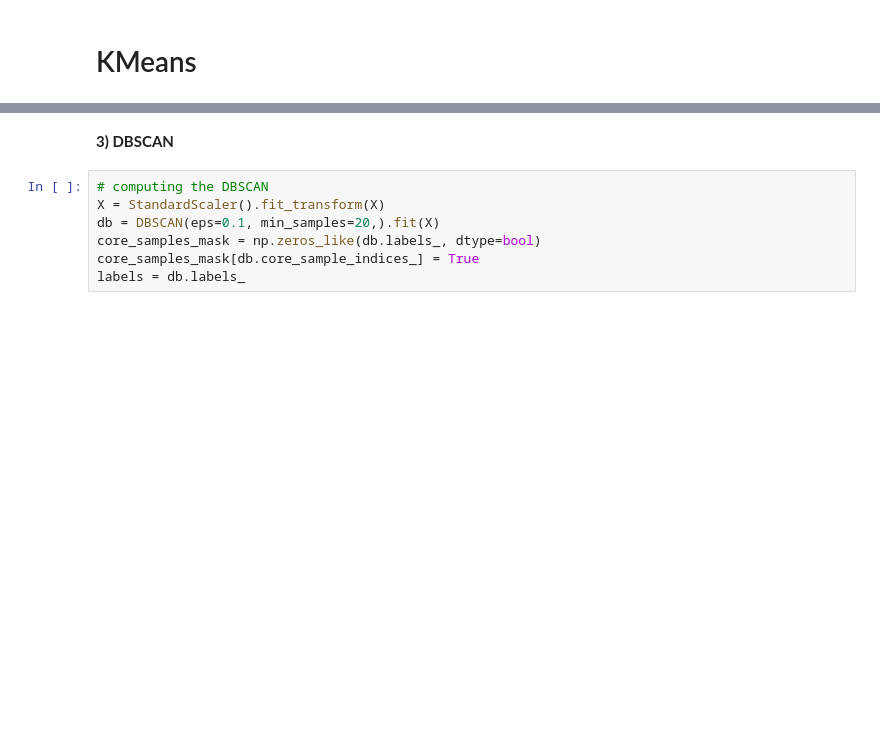
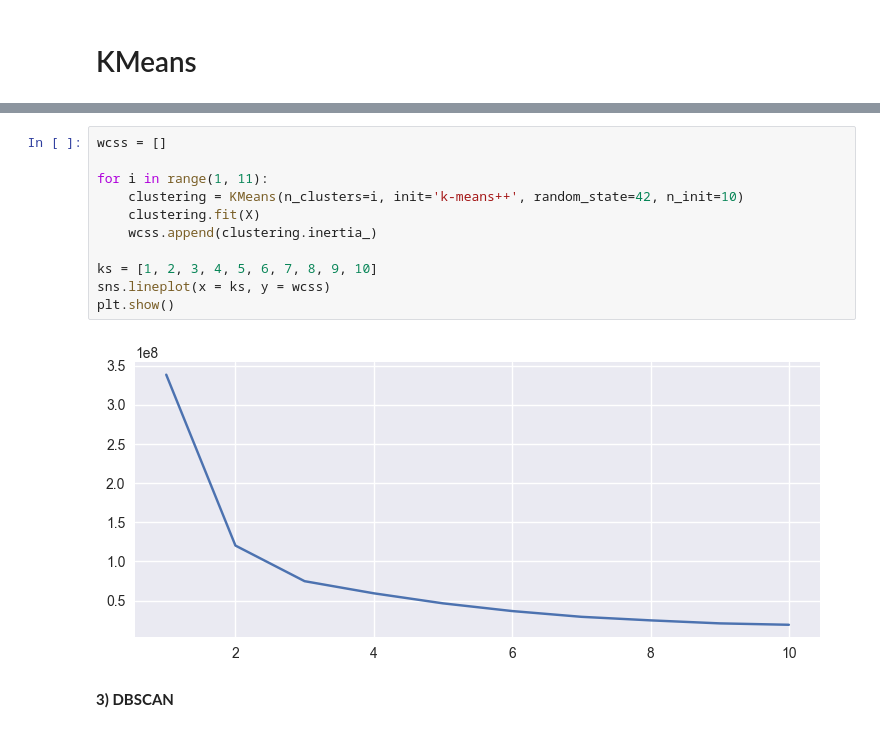
Before and after one commit to Niclindm/DAT405, a Jupyter notebook: Weekly assignment 3/Assigment3.ipynb, the cells around one changed output, grey strips where cells are left out. Drawn from its saved outputs; the diff is of its cells as text; blank space fills up the shorter version.

```diff
--- a/Weekly assignment 3/Assigment3.ipynb
+++ b/Weekly assignment 3/Assigment3.ipynb
@@ -47,9 +65,15 @@ plt.show()
+# %%
+wcss = []
+
+for i in range(1, 11):
+    clustering = KMeans(n_clusters=i, init='k-means++', random_state=42, n_init=10)
+    clustering.fit(X)
+    wcss.append(clustering.inertia_)
+
+ks = [1, 2, 3, 4, 5, 6, 7, 8, 9, 10]
+sns.lineplot(x = ks, y = wcss)
+plt.show()
+# %% [output]
+[figure, added]
 # %% [markdown]
 **3) DBSCAN**
-# %%
-# computing the DBSCAN
-X = StandardScaler().fit_transform(X)
-db = DBSCAN(eps=0.1, min_samples=20,).fit(X)
-core_samples_mask = np.zeros_like(db.labels_, dtype=bool)
-core_samples_mask[db.core_sample_indices_] = True
-labels = db.labels_
```
Also changed, not shown: parts of 8 cells of this notebook.
